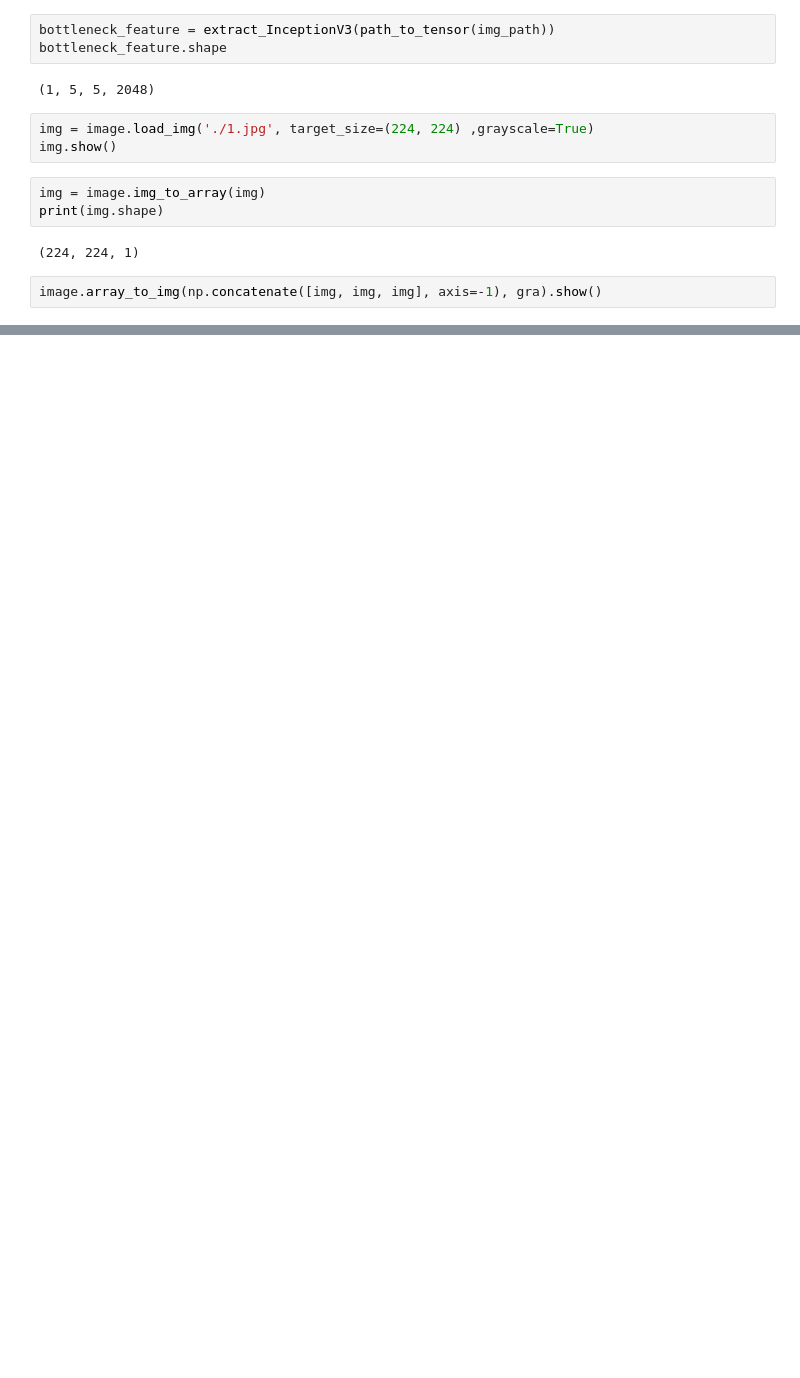
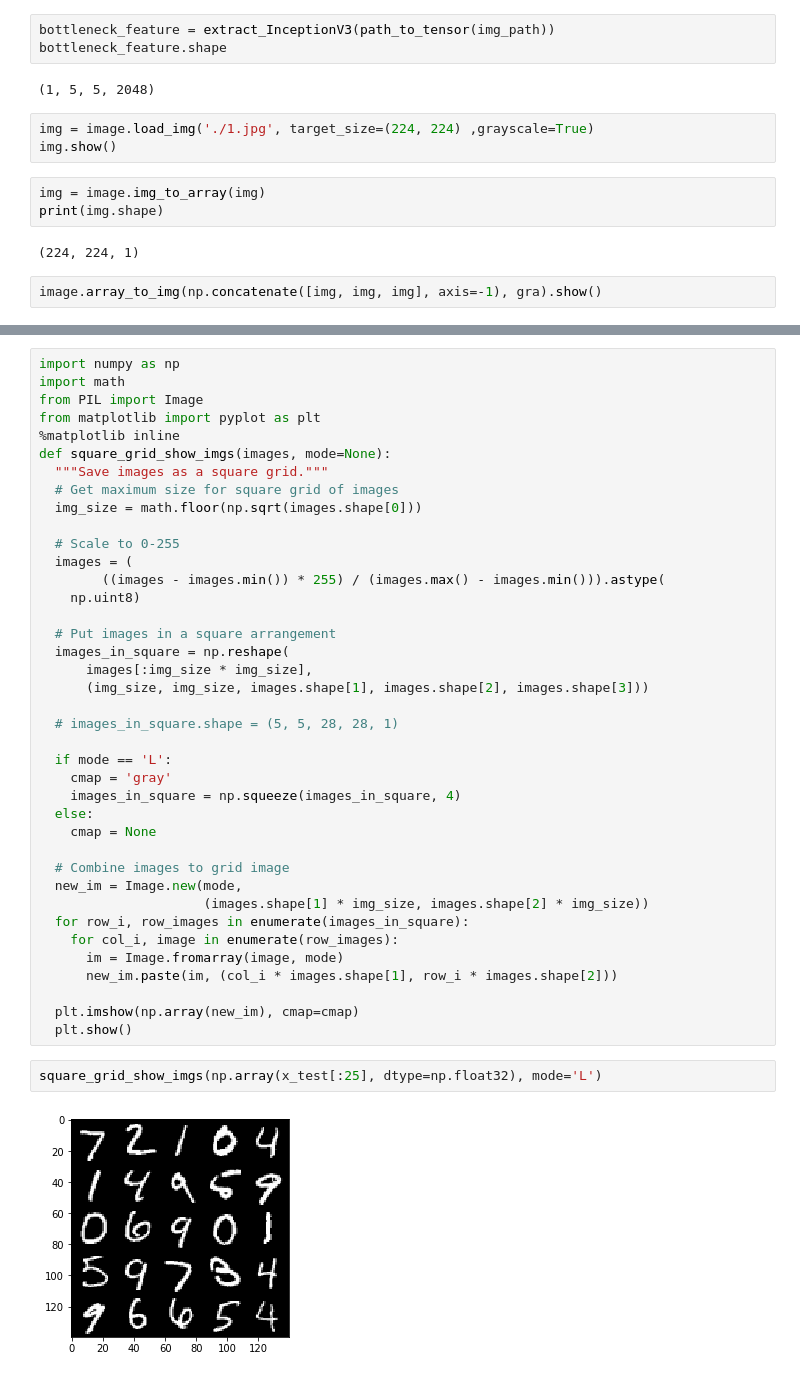
Before and after one commit to LeanderLXZ/oracle-recognition, a Jupyter notebook: notebook/transfer_learning.ipynb, the cells around one changed output, grey strips where cells are left out. Saved outputs shown, nothing was run; the diff lists cells and outputs as text; blank space fills up the shorter version.

Commit message:
Add images files

```diff
--- a/notebook/transfer_learning.ipynb
+++ b/notebook/transfer_learning.ipynb
@@ -64,0 +78,43 @@ image.array_to_img(np.concatenate([img, img, img], axis=-1), gra).show()
+# %%
+import numpy as np
+import math
+from PIL import Image
+from matplotlib import pyplot as plt
+%matplotlib inline
+def square_grid_show_imgs(images, mode=None):
+  """Save images as a square grid."""
+  # Get maximum size for square grid of images
+  img_size = math.floor(np.sqrt(images.shape[0]))
+
+  # Scale to 0-255
+  images = (
+        ((images - images.min()) * 255) / (images.max() - images.min())).astype(
+    np.uint8)
+
+  # Put images in a square arrangement
+  images_in_square = np.reshape(
+      images[:img_size * img_size],
+      (img_size, img_size, images.shape[1], images.shape[2], images.shape[3]))
+
+  # images_in_square.shape = (5, 5, 28, 28, 1)
+
+  if mode == 'L':
+    cmap = 'gray'
+    images_in_square = np.squeeze(images_in_square, 4)
+  else:
+    cmap = None
+
+  # Combine images to grid image
+  new_im = Image.new(mode,
+                     (images.shape[1] * img_size, images.shape[2] * img_size))
+  for row_i, row_images in enumerate(images_in_square):
+    for col_i, image in enumerate(row_images):
+      im = Image.fromarray(image, mode)
+      new_im.paste(im, (col_i * images.shape[1], row_i * images.shape[2]))
+
+  plt.imshow(np.array(new_im), cmap=cmap)
+  plt.show()
+# %%
+square_grid_show_imgs(np.array(x_test[:25], dtype=np.float32), mode='L')
+# %% [output]
+[figure, added]
```
Also changed, not shown: parts of 3 cells of this notebook, 5 other files.
